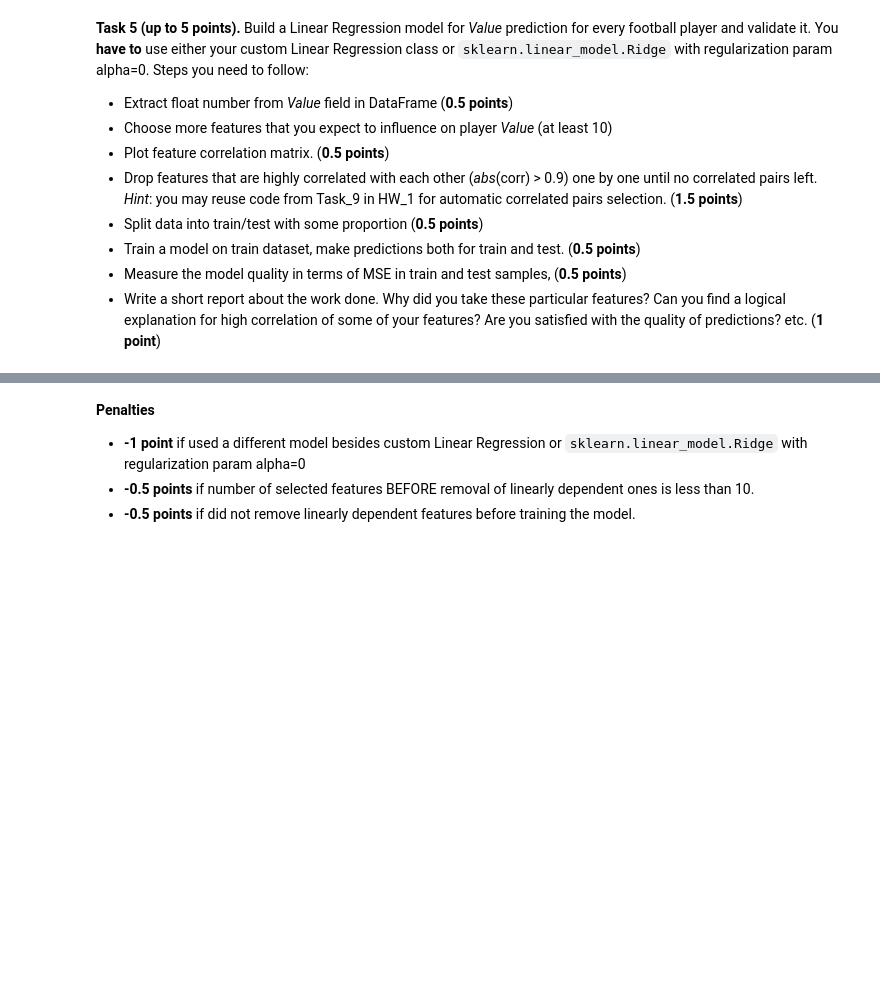
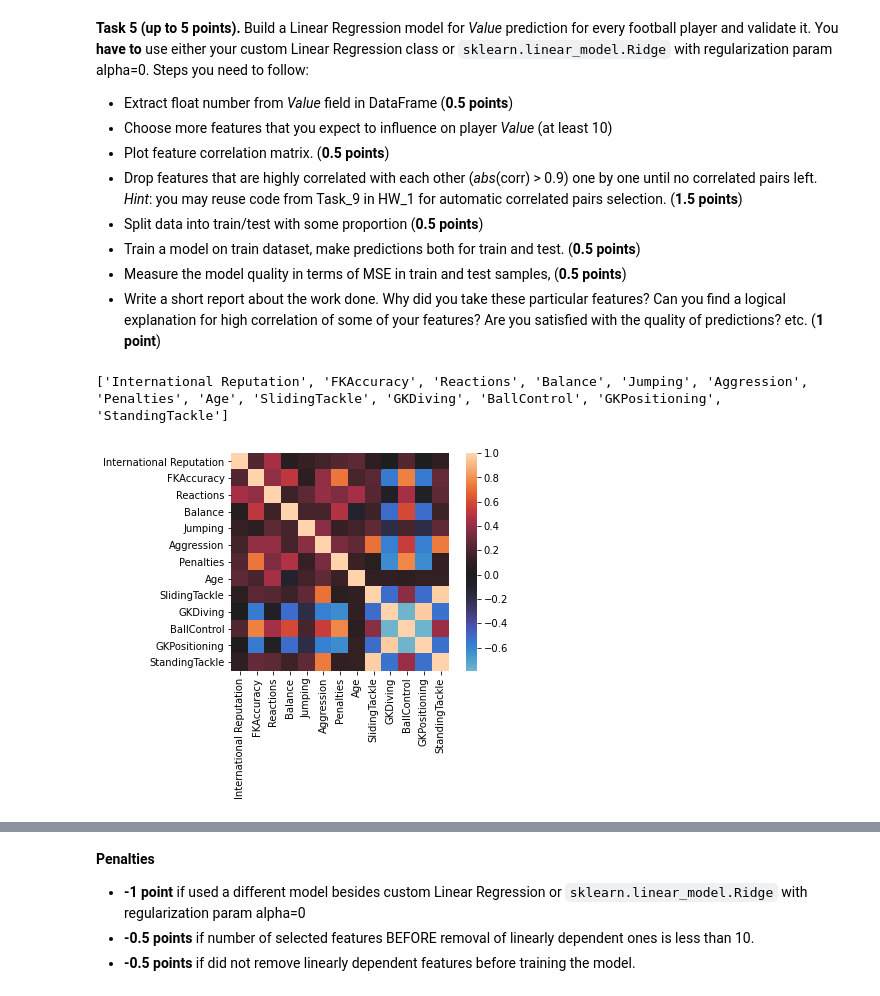
Before and after one commit to YakovGrischenko/rss-ml-intro, a Jupyter notebook: 2_linear_regression/seminar_and_homework.ipynb, the cells around one changed output, grey strips where cells are left out. Cells and saved outputs as stored; diff of their text form; code cells hidden in the pictures; blank space fills up the shorter version.

```diff
--- a/2_linear_regression/seminar_and_homework.ipynb
+++ b/2_linear_regression/seminar_and_homework.ipynb
@@ -442,3 +460,45 @@ player.head()
 - Train a model on train dataset, make predictions both for train and test. (**0.5 points**)
 - Measure the model quality in terms of MSE in train and test samples,  (**0.5 points**)
 - Write a short report about the work done. Why did you take these particular features? Can you find a logical explanation for high correlation of some of your features? Are you satisfied with the quality of predictions? etc. (**1 point**)
+# %%
+data = pd.read_csv("data.csv", index_col='ID')
+
+
+#Extract float number from Value field in DataFrame (0.5 points)
+
+data = data.dropna(subset=['Value'])
+
+
+data['Value_number'] = data['Value'].str.extract(r'€([0-9.]+)[MK]?').astype(float)
+data['Value_koef'] = data['Value'].str.extract(r'€[0-9.]+([MK]?)')
+
+koef_dict = dict()
+
+koef_dict['M'] = 1
+koef_dict['K'] = 0.001
+koef_dict[''] = 0
+
+data['Value_float'] = data.apply(lambda row: row['Value_number'] * koef_dict[row['Value_koef']], axis=1)
+
+
+
+#Сhoose more features that you expect to influence on player Value (at least 10)
+
+#13 fields :
+first_selected_cols = ['International Reputation', 'FKAccuracy', 'Reactions',\
+                       'Balance', 'Jumping', 'Aggression', 'Penalties', 'Age',\
+                       'SlidingTackle', 'GKDiving', 'BallControl', 'GKPositioning', 'StandingTackle'  ]
+
+start_cols = first_selected_cols
+
+print(start_cols)
+
+
+#Plot feature correlation matrix. (0.5 points)
+from seaborn import heatmap
+
+heatmap(data[start_cols].corr(method='pearson'), center=0, square=True)
+plt.show()
+# %% [output]
+['International Reputation', 'FKAccuracy', 'Reactions', 'Balance', 'Jumping', 'Aggression', 'Penalties', 'Age', 'SlidingTackle', 'GKDiving', 'BallControl', 'GKPositioning', 'StandingTackle']
+[figure, added]
```
Also changed, not shown: parts of 18 cells of this notebook.
